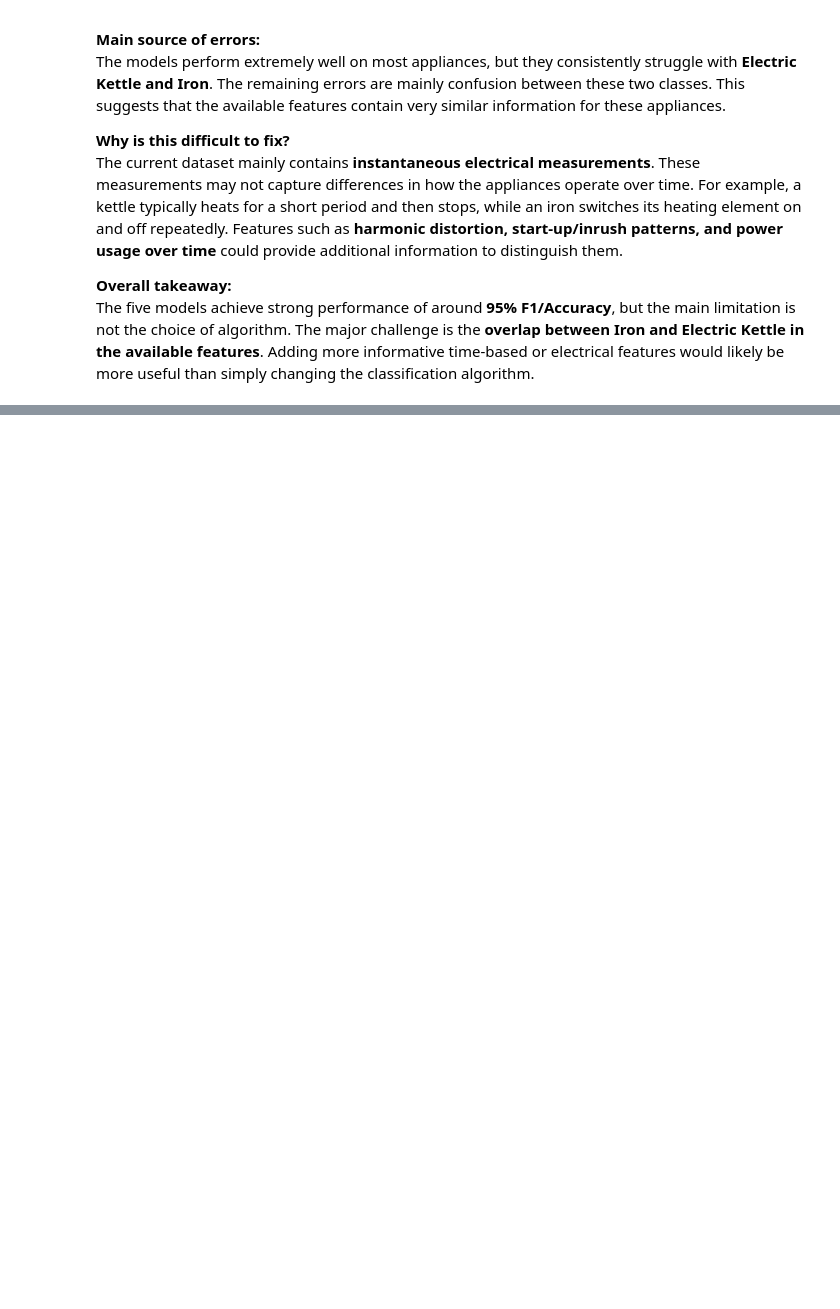
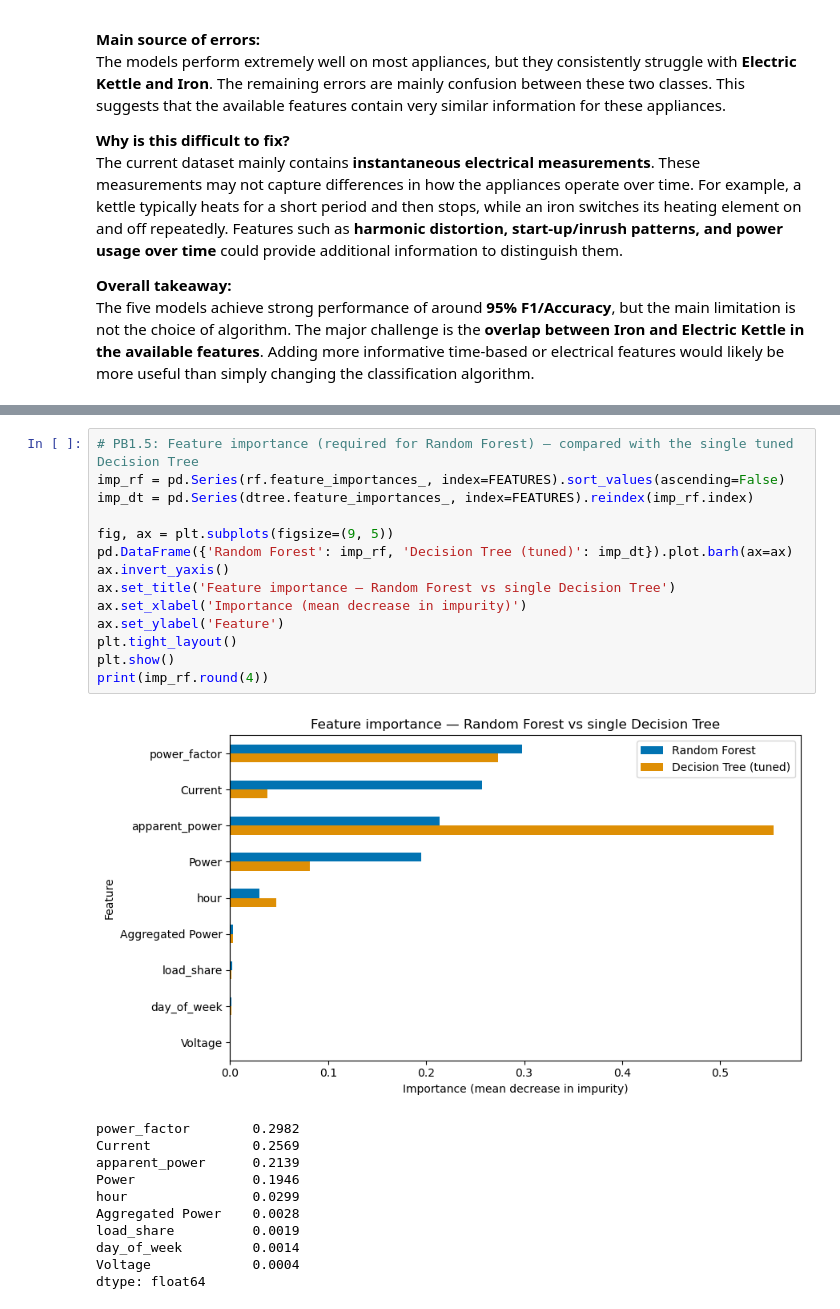
Before and after one commit to yazhini-vetrivel/airbnb_pricing_analytics, a Jupyter notebook: notebooks/classification.ipynb, the cells around one changed output, grey strips where cells are left out. Drawn from its saved outputs; the diff is of its cells as text; blank space fills up the shorter version.

```diff
--- a/notebooks/classification.ipynb
+++ b/notebooks/classification.ipynb
@@ -1316,0 +1528,26 @@ The five models achieve strong performance of around **95% F1/Accuracy**, but th
+# %%
+# PB1.5: Feature importance (required for Random Forest) — compared with the single tuned Decision Tree
+imp_rf = pd.Series(rf.feature_importances_, index=FEATURES).sort_values(ascending=False)
+imp_dt = pd.Series(dtree.feature_importances_, index=FEATURES).reindex(imp_rf.index)
+
+fig, ax = plt.subplots(figsize=(9, 5))
+pd.DataFrame({'Random Forest': imp_rf, 'Decision Tree (tuned)': imp_dt}).plot.barh(ax=ax)
+ax.invert_yaxis()
+ax.set_title('Feature importance — Random Forest vs single Decision Tree')
+ax.set_xlabel('Importance (mean decrease in impurity)')
+ax.set_ylabel('Feature')
+plt.tight_layout()
+plt.show()
+print(imp_rf.round(4))
+# %% [output]
+[figure, added]
+power_factor        0.2982
+Current             0.2569
+apparent_power      0.2139
+Power               0.1946
+hour                0.0299
+Aggregated Power    0.0028
+load_share          0.0019
+day_of_week         0.0014
+Voltage             0.0004
+dtype: float64
```
Also changed, not shown: parts of 54 cells of this notebook, 5 other files.
